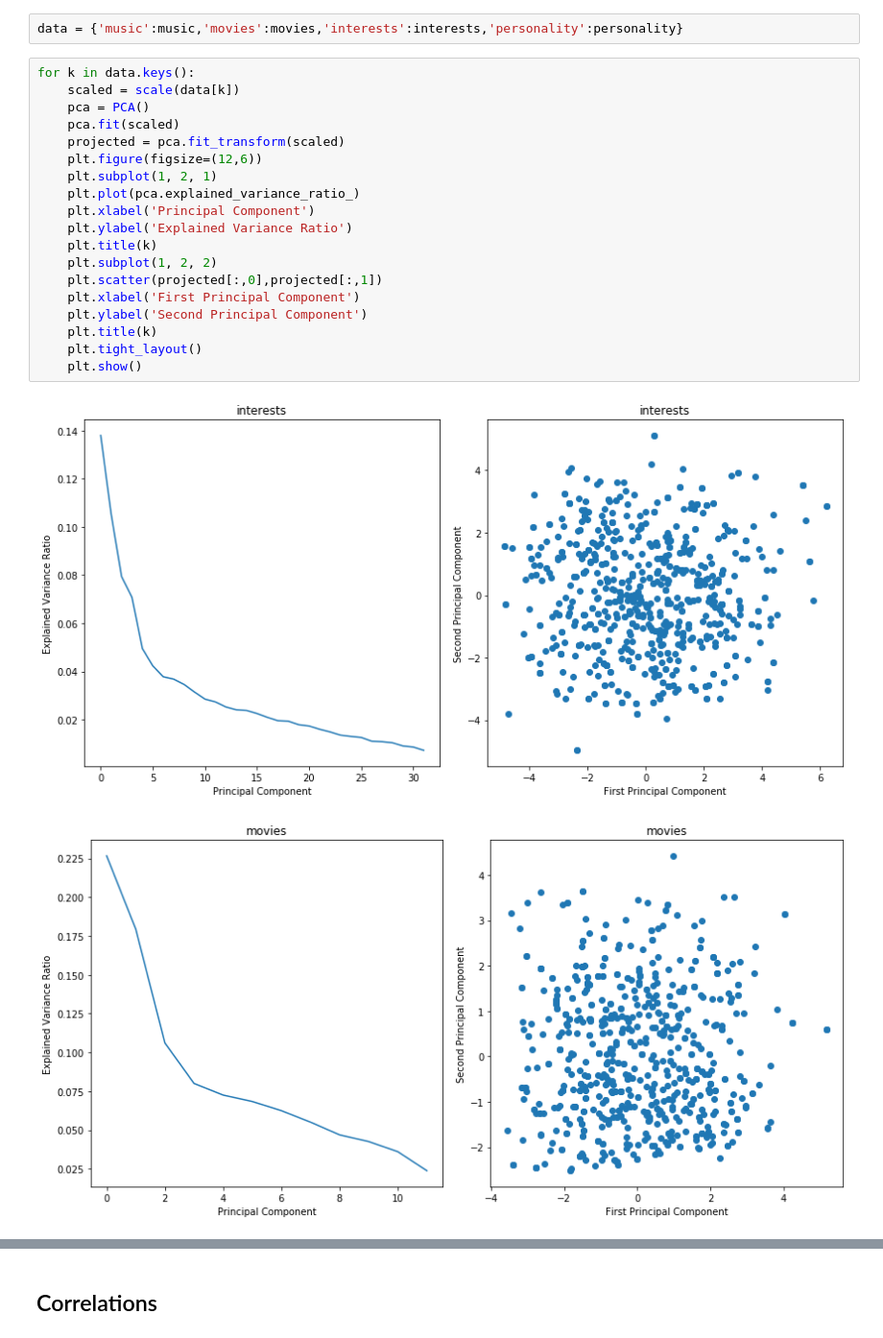
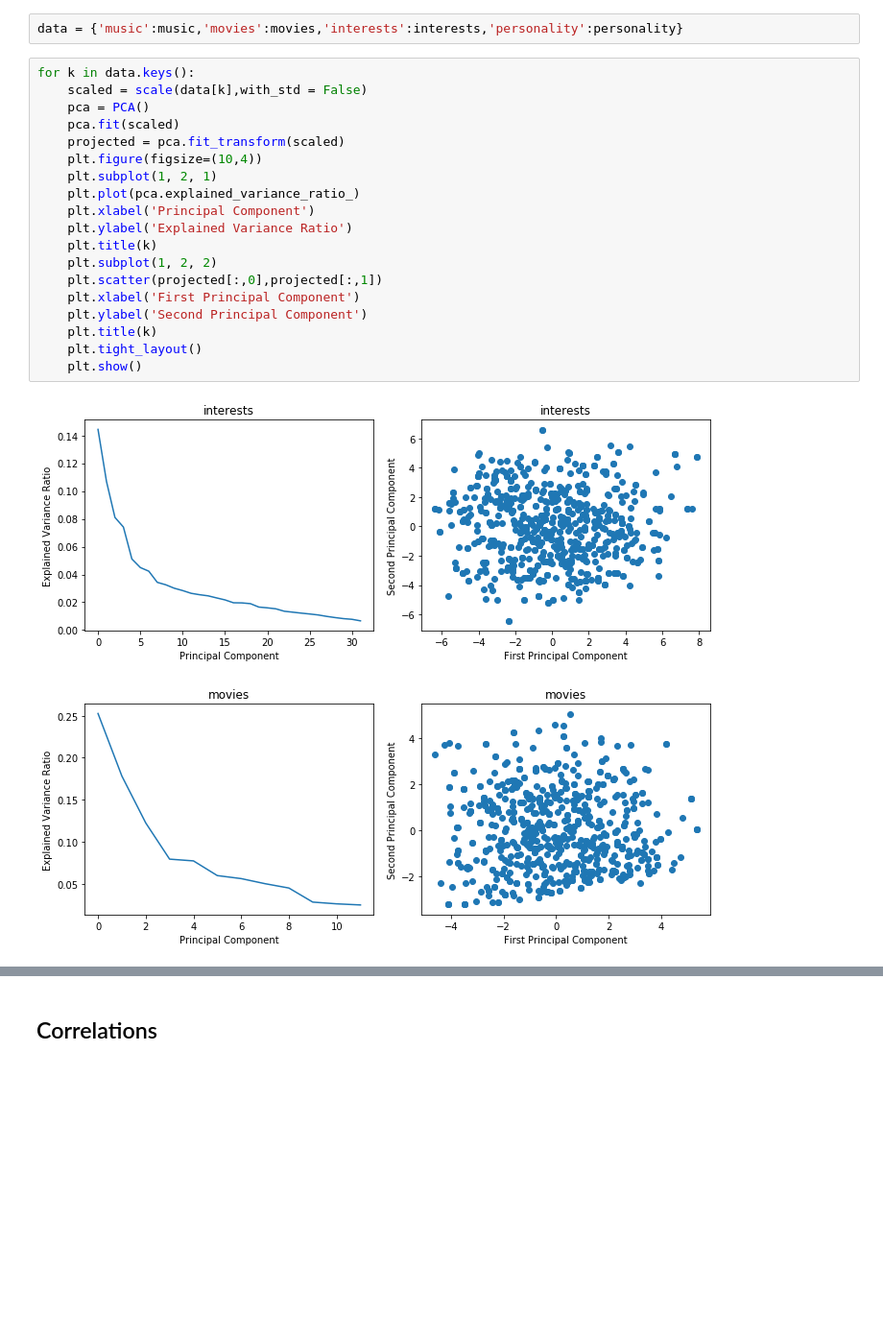
Before and after one commit to raulds77/inference_project, a Jupyter notebook: Observable PCA.ipynb, the cells around one changed output, grey strips where cells are left out. Shown: that part at 96% size. Cells and saved outputs as stored; diff of their text form; blank space fills up the shorter version.

```diff
--- a/Observable PCA.ipynb
+++ b/Observable PCA.ipynb
@@ -28,23 +28,23 @@ personality = df.iloc[:,63:]
 data = {'music':music,'movies':movies,'interests':interests,'personality':personality}
 # %%
 for k in data.keys():
-    scaled = scale(data[k])
+    scaled = scale(data[k],with_std = False)
     pca = PCA()
     pca.fit(scaled)
     projected = pca.fit_transform(scaled)
-    plt.figure(figsize=(12,6))
+    plt.figure(figsize=(10,4))
     plt.subplot(1, 2, 1)
     plt.plot(pca.explained_variance_ratio_)
     plt.xlabel('Principal Component')
     plt.ylabel('Explained Variance Ratio')
     plt.title(k)
     plt.subplot(1, 2, 2)
     plt.scatter(projected[:,0],projected[:,1])
     plt.xlabel('First Principal Component')
     plt.ylabel('Second Principal Component')
     plt.title(k)
     plt.tight_layout()
     plt.show()
 # %% [output]
-[figure, old version]
+[figure, new version]
-[figure, old version]
+[figure, new version]
```
Also changed, not shown: parts of 5 cells of this notebook.
